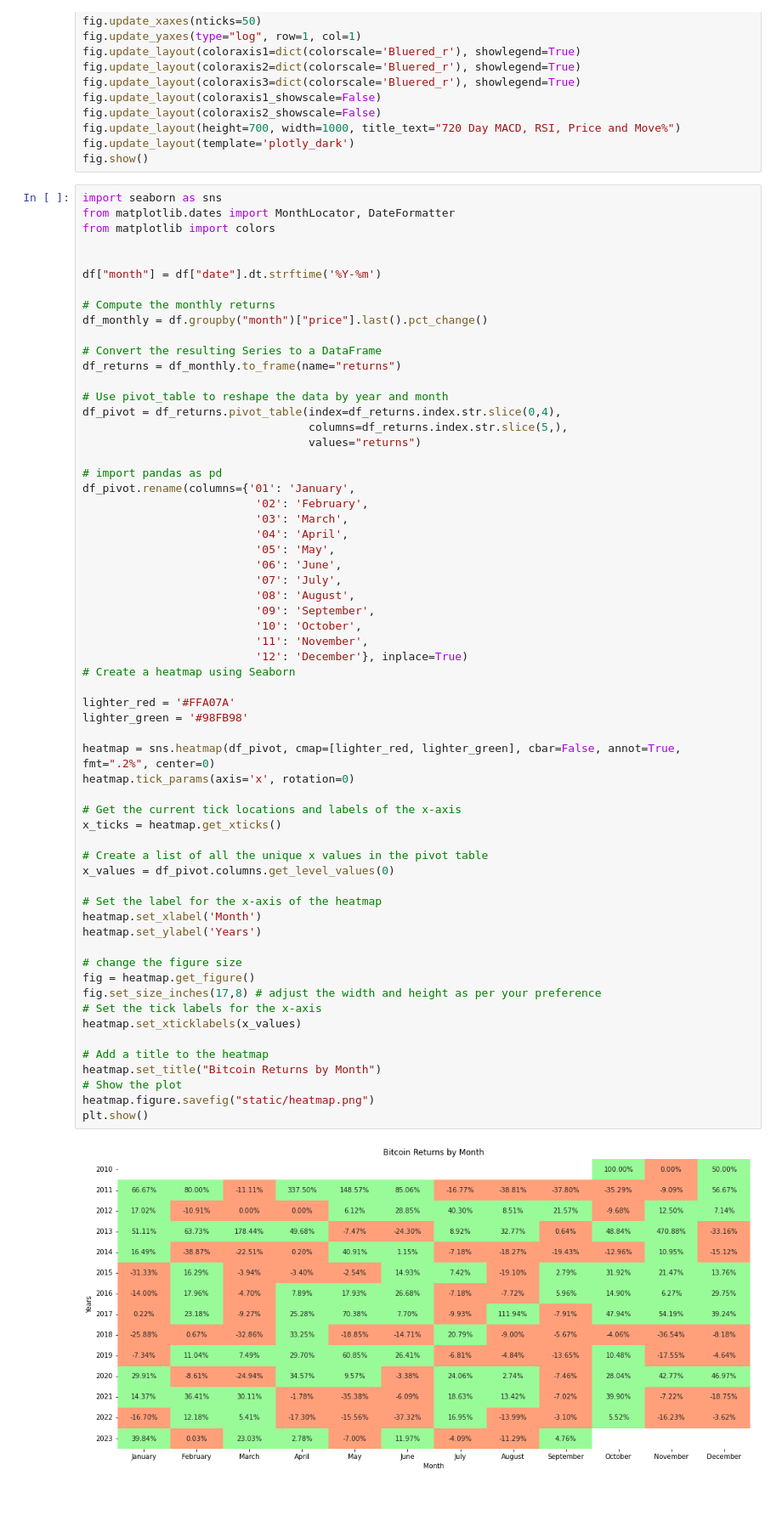
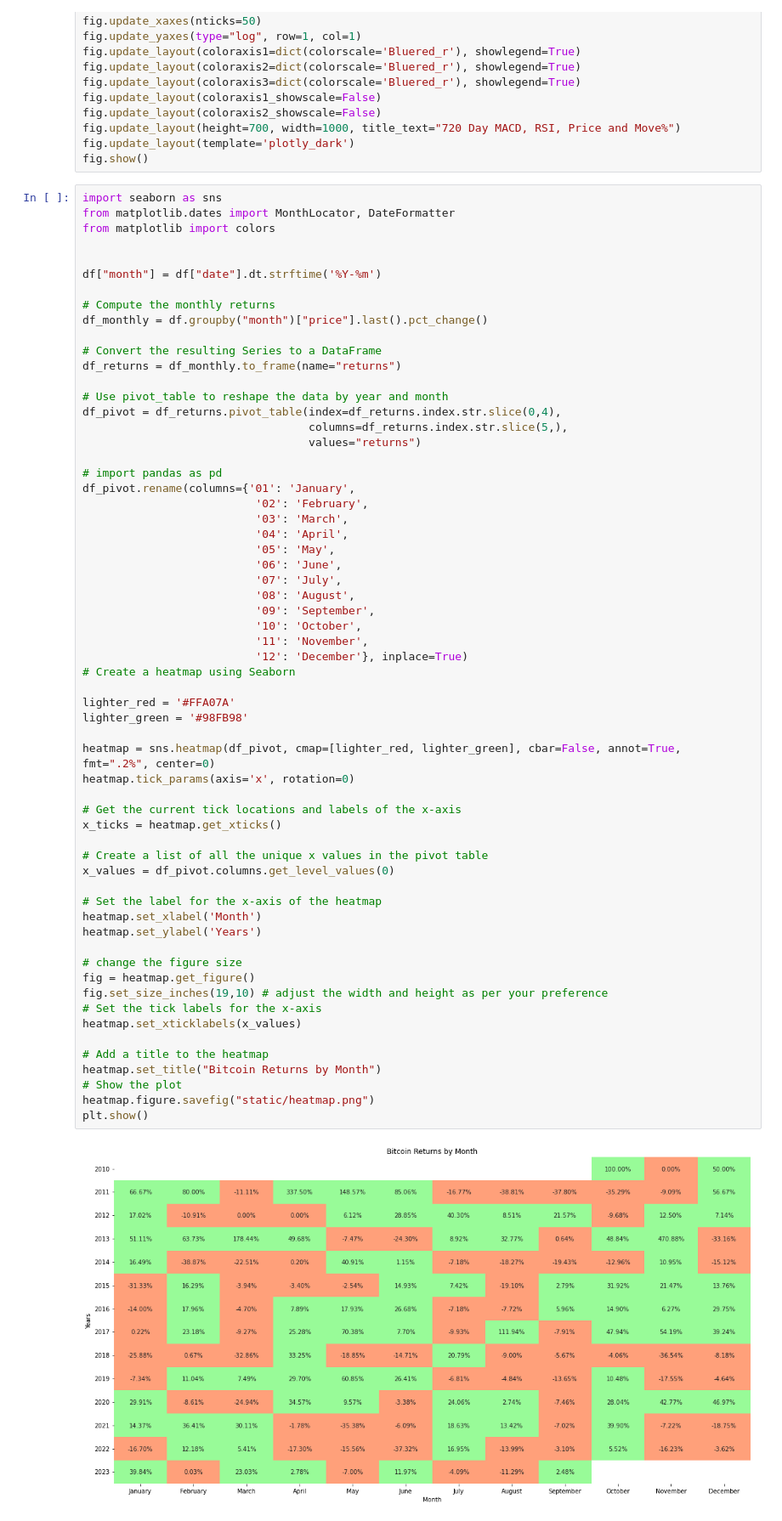
Before and after one commit to guevarch/BitcoinFinal, a Jupyter notebook: map.ipynb, the cells around one changed output. Shown at 85% size. Cells and saved outputs as stored; diff of their text form; blank space fills up the shorter version.

```diff
--- a/map.ipynb
+++ b/map.ipynb
@@ -279,32 +279,32 @@ df_pivot.rename(columns={'01': 'January',
                           '12': 'December'}, inplace=True)
 # Create a heatmap using Seaborn
 
 lighter_red = '#FFA07A'
 lighter_green = '#98FB98'
 
 heatmap = sns.heatmap(df_pivot, cmap=[lighter_red, lighter_green], cbar=False, annot=True, fmt=".2%", center=0)
 heatmap.tick_params(axis='x', rotation=0)
 
 # Get the current tick locations and labels of the x-axis
 x_ticks = heatmap.get_xticks()
 
 # Create a list of all the unique x values in the pivot table
 x_values = df_pivot.columns.get_level_values(0)
 
 # Set the label for the x-axis of the heatmap
 heatmap.set_xlabel('Month')
 heatmap.set_ylabel('Years')
 
 # change the figure size
 fig = heatmap.get_figure()
-fig.set_size_inches(17,8) # adjust the width and height as per your preference
+fig.set_size_inches(19,10) # adjust the width and height as per your preference
 # Set the tick labels for the x-axis
 heatmap.set_xticklabels(x_values)
 
 # Add a title to the heatmap
 heatmap.set_title("Bitcoin Returns by Month")
 # Show the plot
 heatmap.figure.savefig("static/heatmap.png")
 plt.show()
 # %% [output]
-[figure, old version]
+[figure, new version]
```
Also changed, not shown: parts of 1 cell of this notebook, 4 other files.
